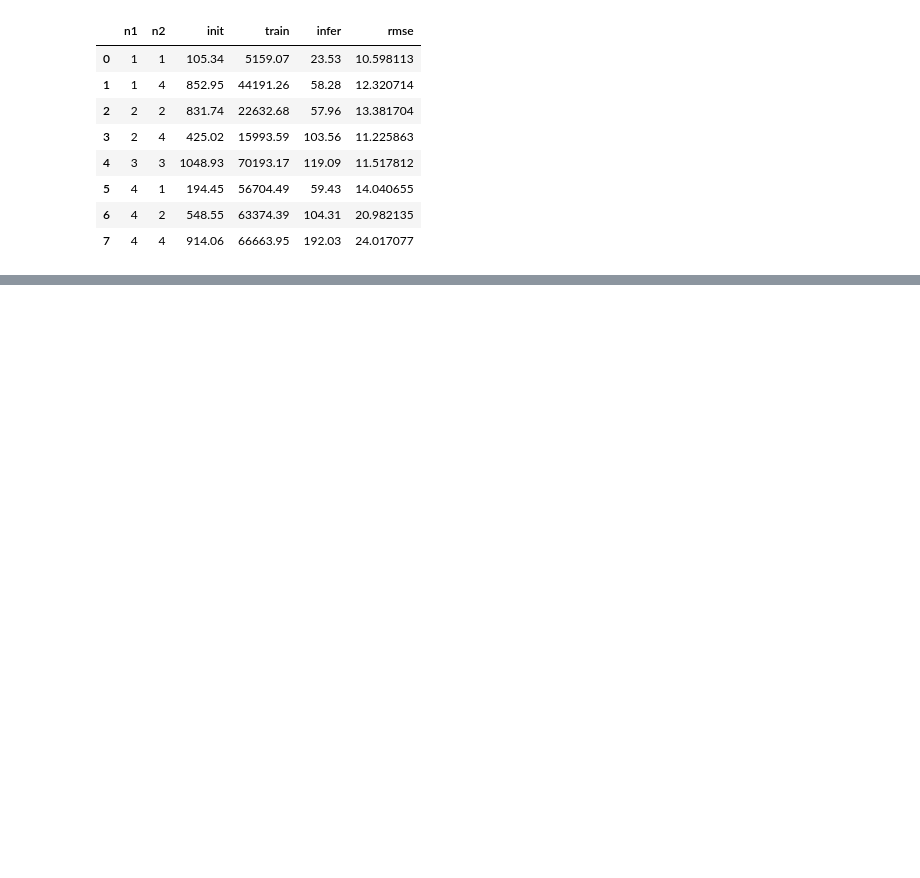
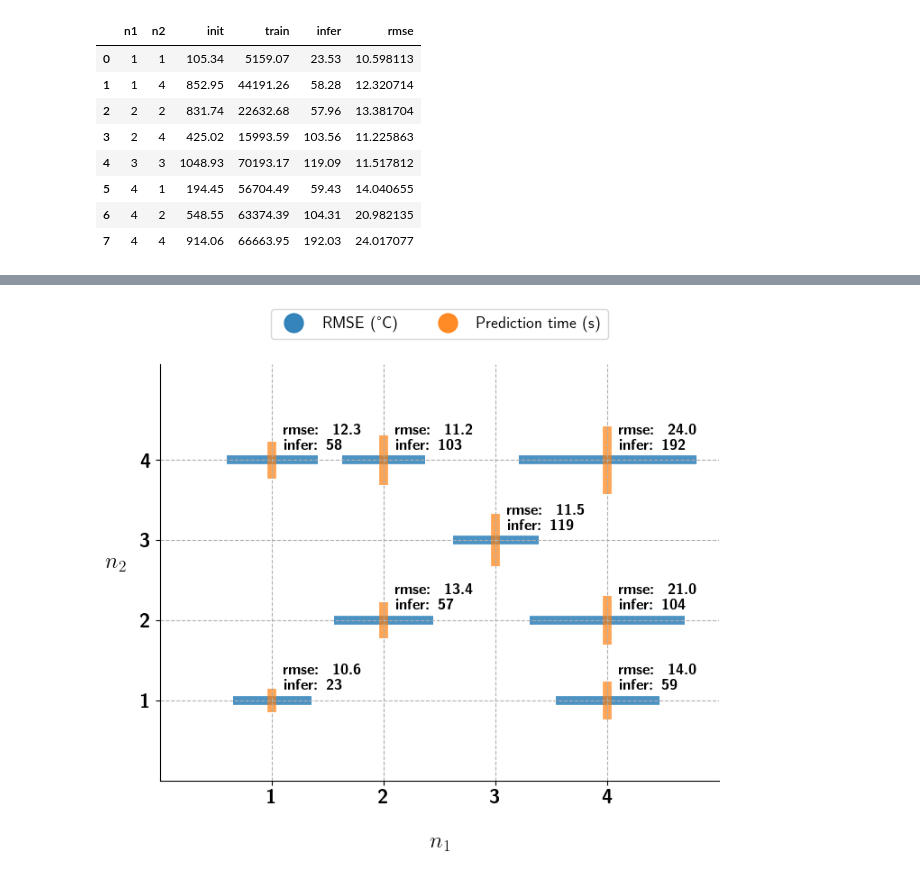
Before and after one commit to IsacPasianotto/GP-temperatures, a Jupyter notebook: notebooks/plot_maker.ipynb, the cells around one changed output, grey strips where cells are left out. Drawn from its saved outputs; the diff is of its cells as text; code cells hidden in the pictures; blank space fills up the shorter version.

```diff
--- a/notebooks/plot_maker.ipynb
+++ b/notebooks/plot_maker.ipynb
@@ -421,0 +323,55 @@ df
+# %%
+# make a plot with the inder dataset:
+# - x-axis: n1
+# - y-axis: n2
+# - each point is a + sign
+# - vertical line: infer time infer["infer"]
+# - horizontal line: rmse infer["rmse"]
+# should be something like the intersection of 2 error bars
+
+plt.figure(figsize=(8, 6))
+
+palette = ['tab:orange', 'tab:blue']
+
+plt.scatter(infer['n1'], infer['n2'], s=35*infer['rmse']**2, alpha=0.8, label='init', edgecolors='k', linewidth=7, color=palette[1], marker="_")
+plt.scatter(infer['n1'], infer['n2'], s=infer['infer']*15, alpha=0.7, label='infer', edgecolors='k', linewidth=7, color=palette[0], marker="|")
+
+
+plt.xlabel('$n_1$', rotation=0, labelpad=20, fontsize=18, fontweight='bold')
+plt.ylabel('$n_2$', rotation=0, labelpad=20, fontsize=18, fontweight='bold')
+# plt.title('Time spent to init GP object and optimizing log-likelihood\nfor various$n_1$ vs $n_2$', fontsize=16, fontweight='bold', pad=25)
+
+# Annotate each point with the values of 'init' and 'train' outside the bubbles
+# TODO --> Comment this part if needed
+for i in range(len(fit)):
+    string = "\\textbf{rmse: \\  " + str(round(infer['rmse'][i],1) ) + "}\n\\textbf{infer: " + str(int(infer['infer'][i])) + "}"
+    plt.text(infer['n1'][i] + 0.1, infer['n2'][i] + 0.1, string,
+             fontsize=12, ha='left', va='bottom', fontweight='bold')
+
+legend_elements = [
+    Line2D([0], [0], marker='o', color=palette[1], label='RMSE (°C)', markersize=15, linewidth=0, markeredgecolor=palette[1], alpha=0.9),
+    Line2D([0], [0], marker='o', color=palette[0], label='Prediction time (s)', markersize=15, linewidth=0, markeredgecolor=palette[0], alpha=0.9)
+]
+
+
+# Position the legend outside the plot
+plt.legend(handles=legend_elements, loc='upper center', bbox_to_anchor=(0.5, 1.15), fontsize=13, ncol=2)
+
+plt.xlim(0, 5)
+plt.ylim(0, 5.2)
+
+plt.xticks(ticks=[1, 2, 3, 4], labels=['\\textbf{1}', '\\textbf{2}', '\\textbf{3}', '\\textbf{4}'], fontsize=16, fontweight='bold')
+plt.yticks(ticks=[1, 2, 3, 4], labels=['\\textbf{1}', '\\textbf{2}', '\\textbf{3}', '\\textbf{4}'], fontsize=16, fontweight='bold')
+
+plt.grid(True, which='major', linestyle='--')
+plt.minorticks_off()
+
+# remove the borders
+plt.gca().spines['top'].set_visible(False)
+plt.gca().spines['right'].set_visible(False)
+# save the plot as a svg file
+plt.savefig('hps_comparison_legend.svg', format='svg', dpi=1200, bbox_inches='tight')
+
+plt.show()
+# %% [output]
+[figure, added]
```
Also changed, not shown: parts of 16 cells of this notebook, 41 other files.
